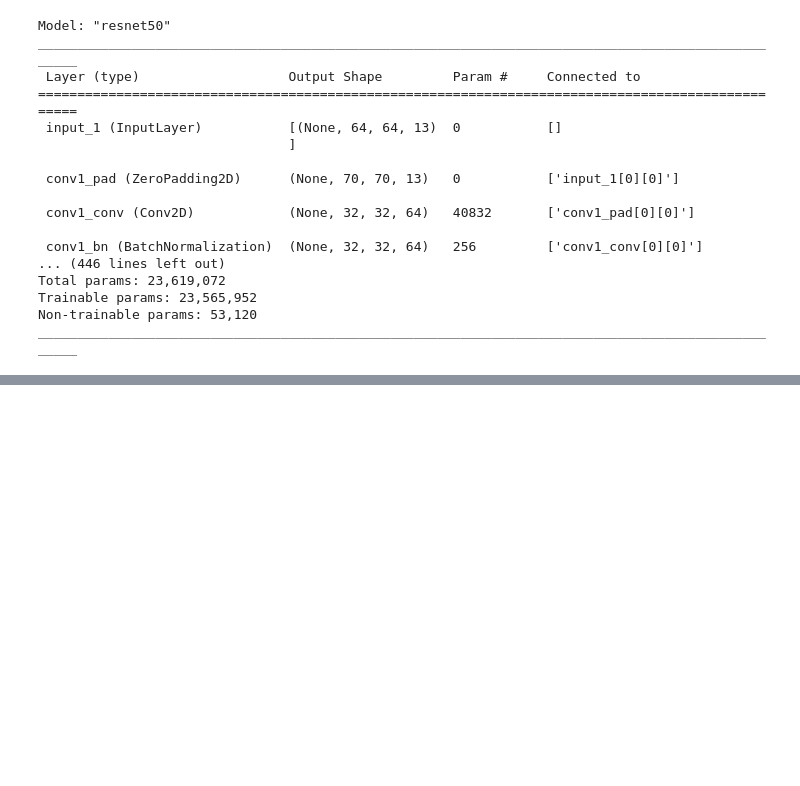
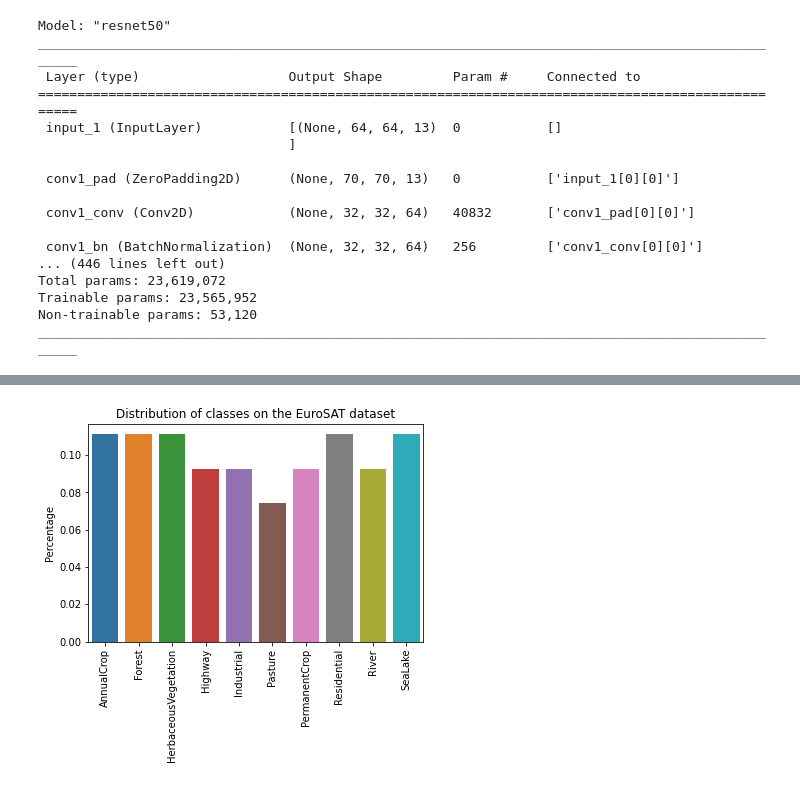
Before and after one commit to Trottero/uc-landcover-types, a Jupyter notebook: classification/classify.ipynb, the cells around one changed output, grey strips where cells are left out. Saved outputs shown, nothing was run; the diff lists cells and outputs as text; code cells hidden in the pictures; blank space fills up the shorter version.

```diff
--- a/classification/classify.ipynb
+++ b/classification/classify.ipynb
@@ -146 +147,5 @@ histplot_for_dataset("Distribution of classes on the eurosat dataset", eurosat_d
+# %%
+histplot_for_dataset("Distribution of classes on the EuroSAT dataset", eurosat_data_y)
+# %% [output]
+[figure, added]
 # %%
```
Also changed, not shown: parts of 5 cells of this notebook, 4 other files.
